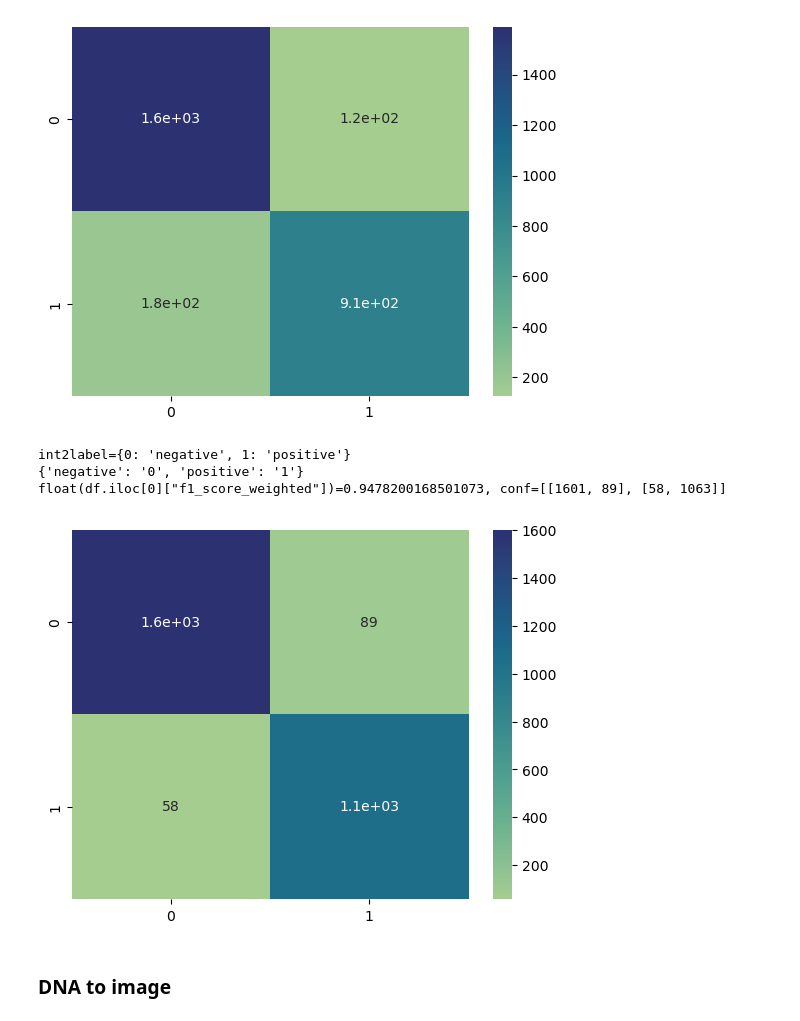
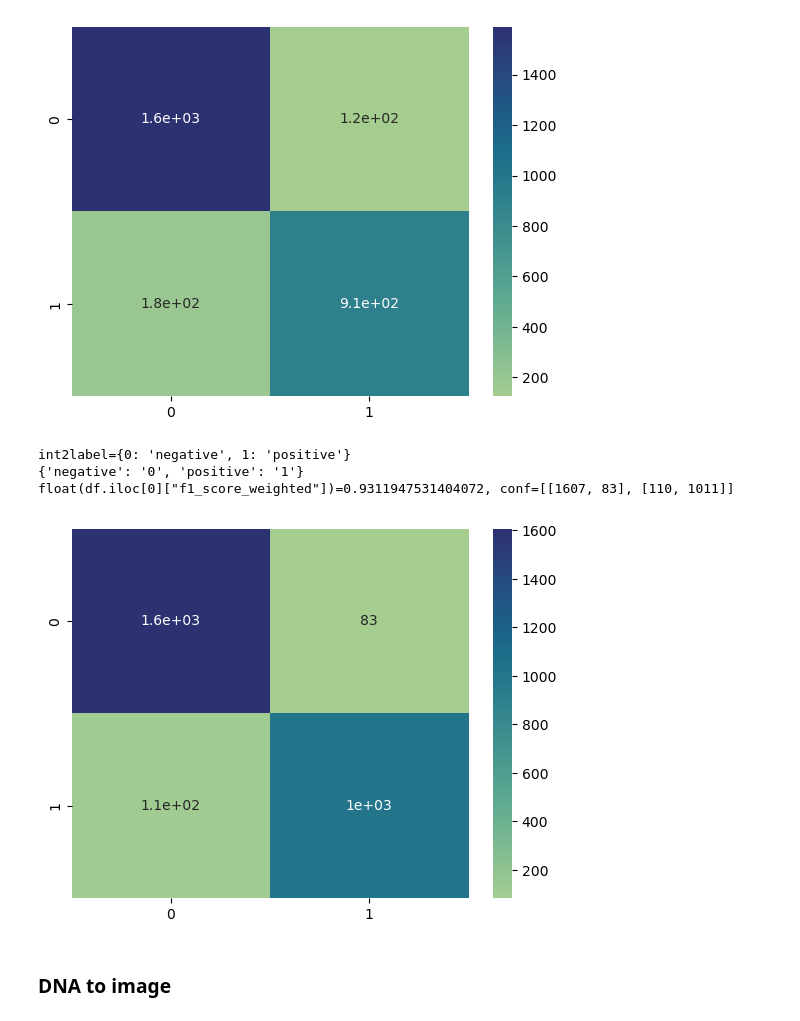
Before and after one commit to TorbjornBak/ML-bacterial-phenotyping, a Jupyter notebook: notebooks/plot_results.ipynb, the cells around one changed output. Cells and saved outputs as stored; diff of their text form; code cells hidden in the pictures.

```diff
--- a/notebooks/plot_results.ipynb
+++ b/notebooks/plot_results.ipynb
@@ -273,12 +281,12 @@ int2label={0: 'negative', 1: 'positive'}
 float(df.iloc[0]["f1_score_weighted"])=0.8894838425316096, conf=[[1590, 125], [184, 912]]
 [figure]
 # %%
-confusion_plot("../results/CNN/compressed/tmp_result_CNN_madin_categorical_gram_stain_COMPRESSED_CGTCA_6_0_0.0001.csv")
+confusion_plot("../results/RNN/compressed/tmp_result_RNN_madin_categorical_gram_stain_COMPRESSED_CGTCAC_8_0_0.001.csv")
 # %% [output]
 int2label={0: 'negative', 1: 'positive'}
 {'negative': '0', 'positive': '1'}
-float(df.iloc[0]["f1_score_weighted"])=0.9478200168501073, conf=[[1601, 89], [58, 1063]]
+float(df.iloc[0]["f1_score_weighted"])=0.9311947531404072, conf=[[1607, 83], [110, 1011]]
-[figure, old version]
+[figure, new version]
 # %% [markdown]
 ### DNA to image
 # %% [markdown]
```
Also changed, not shown: parts of 5 cells of this notebook, 10 other files.
